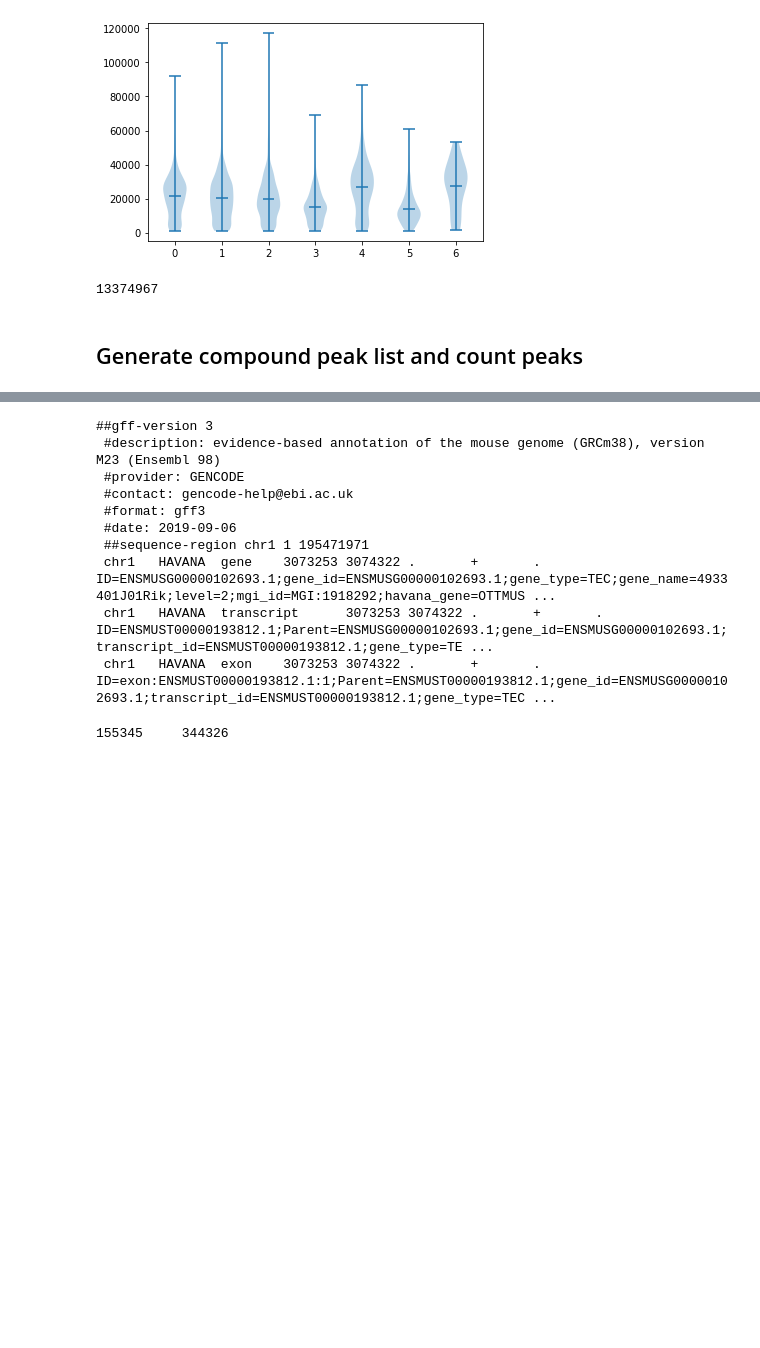
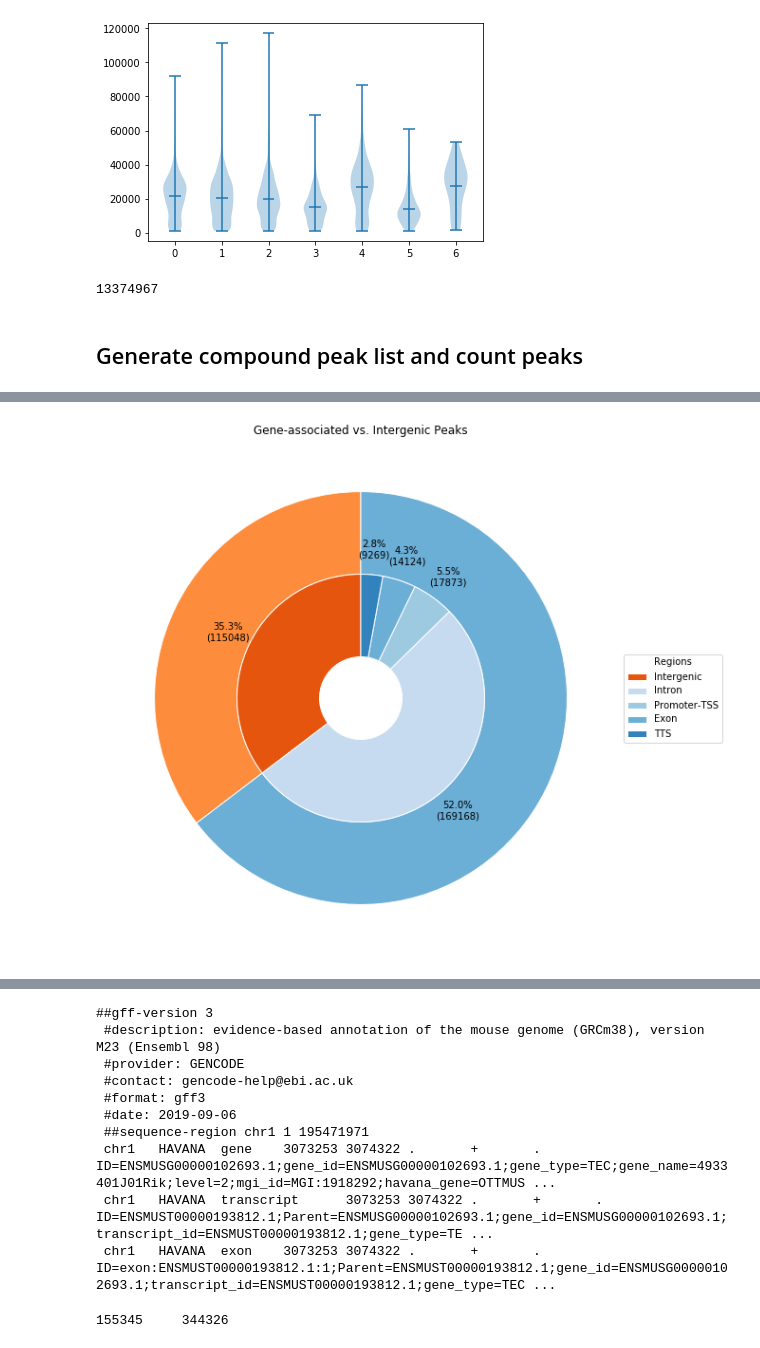
Before and after one commit to linnarsson-lab/chromograph, a Jupyter notebook: notebooks/Peak_calling.ipynb, the cells around one changed output, grey strips where cells are left out. Saved outputs shown, nothing was run; the diff lists cells and outputs as text; code cells hidden in the pictures; blank space fills up the shorter version.

Commit message:
Peak calling

```diff
--- a/notebooks/Peak_calling.ipynb
+++ b/notebooks/Peak_calling.ipynb
@@ -131,0 +253,4 @@ chr1    19714   23399   .       .       .
+# %%
+fpeaks = os.path.join(pwdl[0], 'Compounded_peaks.bed')
+peaks_all = BedTool('/data/proj/scATAC/chromograph/build_20191206/peaks/Compound_peaklist.narrowPeak')
+peaks_all = peaks_all.each(extend_fields, 6).each(add_ID).each(add_strand, '+').saveas(fpeaks)   ## Pad out the BED-file and save
@@ -131,0 +317,3 @@ chr1    19714   23399   .       .       .
+# %%
+## Save as dict
+annot = {cols[i]: table[:,i] for i in range(table.shape[1])}
@@ -131,0 +359,8 @@ chr1    19714   23399   .       .       .
+# %%
+simple_annotation = np.array([x.split(' ')[0] for x in annot['Annotation']])
+
+counts = {}
+for x in np.unique(simple_annotation):
+    counts[x] = np.sum(simple_annotation == x)
+
+print(counts)
@@ -131,0 +418,32 @@ chr1    19714   23399   .       .       .
+# %%
+labels = 'Intergenic', 'Intron', 'Promoter-TSS', 'Exon', 'TTS'
+
+fig, ax = plt.subplots(figsize = (12,10))
+
+size = 0.4
+vals = np.array([counts['Intergenic'], counts['intron'], counts['promoter-TSS'], counts['exon'], counts['TTS']])
+
+cmap = plt.get_cmap("tab20c")
+outer_colors = cmap(np.arange(2)*4 + 1)[[1,0],:]
+inner_colors = cmap(np.array([0,1,2,3,4]))[::-1,:]
+
+ax.pie([vals[0], sum(vals[1:])], radius=1, colors=outer_colors,
+       wedgeprops=dict(width=size, edgecolor='w'), startangle=90)
+
+def func(pct, allvals):
+    absolute = int(pct/100.*np.sum(allvals))
+    return "{:.1f}%\n({:d})".format(pct, absolute)
+
+wedges, texts, autotexts = ax.pie(vals.flatten(), radius=1-size, colors=inner_colors, autopct=lambda pct: func(pct, vals), pctdistance=1.2,
+       wedgeprops=dict(width=size, edgecolor='w'), startangle=90)
+
+ax.set(aspect="equal", title='Gene-associated vs. Intergenic Peaks')
+
+ax.legend(wedges, labels,
+          title="Regions",
+          loc="center left",
+          bbox_to_anchor=(1, 0, 0.5, 1))
+
+plt.show()
+# %% [output]
+[figure, added]
```
Also changed, not shown: parts of 34 cells of this notebook, 10 other files.
